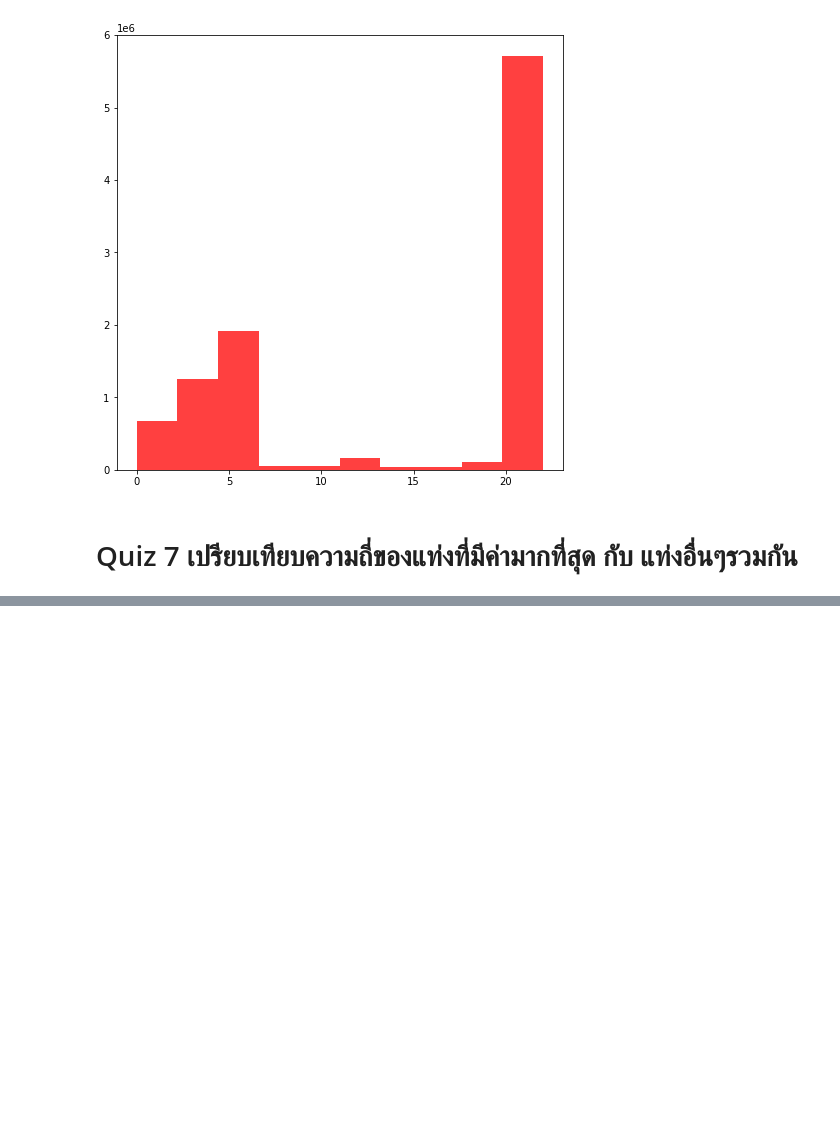
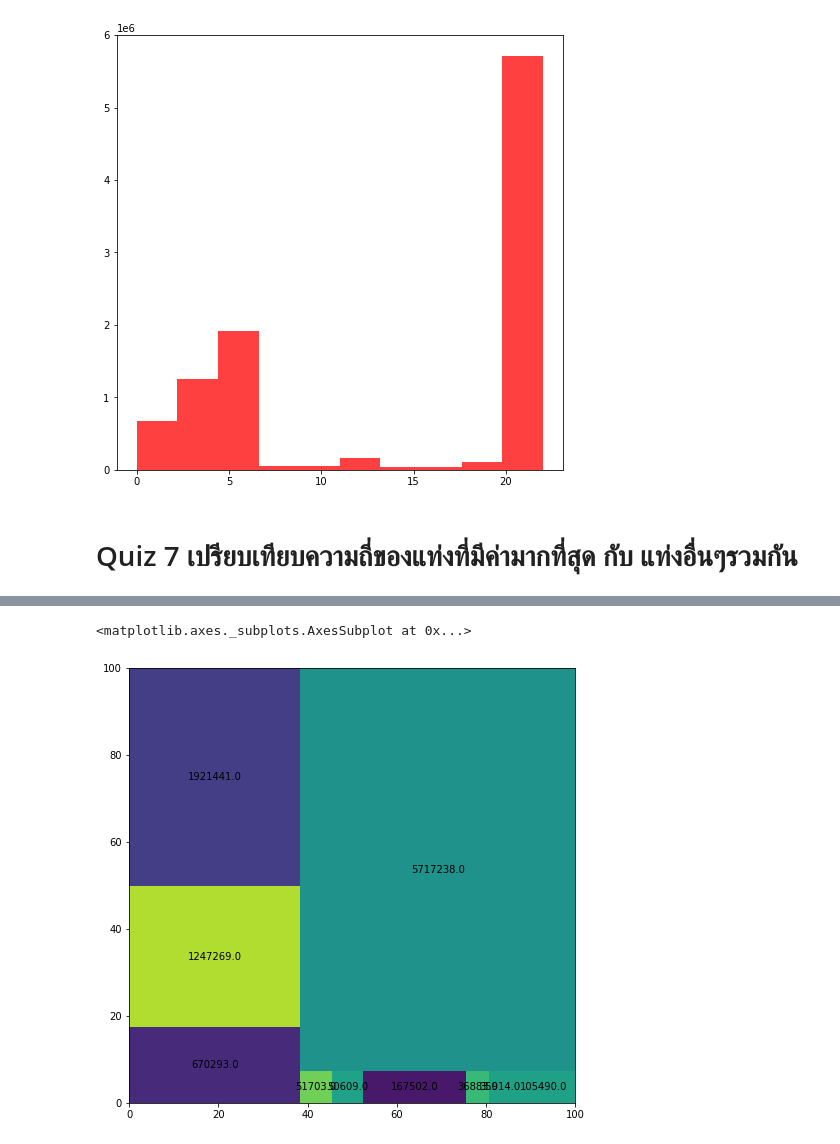
Before and after one commit to bebeam2942/data_viz, a Jupyter notebook: Visualize_Data_Comparison.ipynb, the cells around one changed output, grey strips where cells are left out. Drawn from its saved outputs; the diff is of its cells as text; code cells hidden in the pictures; blank space fills up the shorter version.

```diff
--- a/Visualize_Data_Comparison.ipynb
+++ b/Visualize_Data_Comparison.ipynb
@@ -289,0 +299,5 @@ KeyError: ignored
+# %%
+squarify.plot(output[0],value=output[0]) #เอาปริมาณความถี่มาใส่ในพื้นที่4เหลี่ยมเผื่อดูว่าพื้นที่ไหนมีเยอะก็แปรว่าปริมาณเยอะ
+# %% [output]
+<matplotlib.axes._subplots.AxesSubplot at 0x...>
+[figure, added]
```
Also changed, not shown: parts of 14 cells of this notebook.
